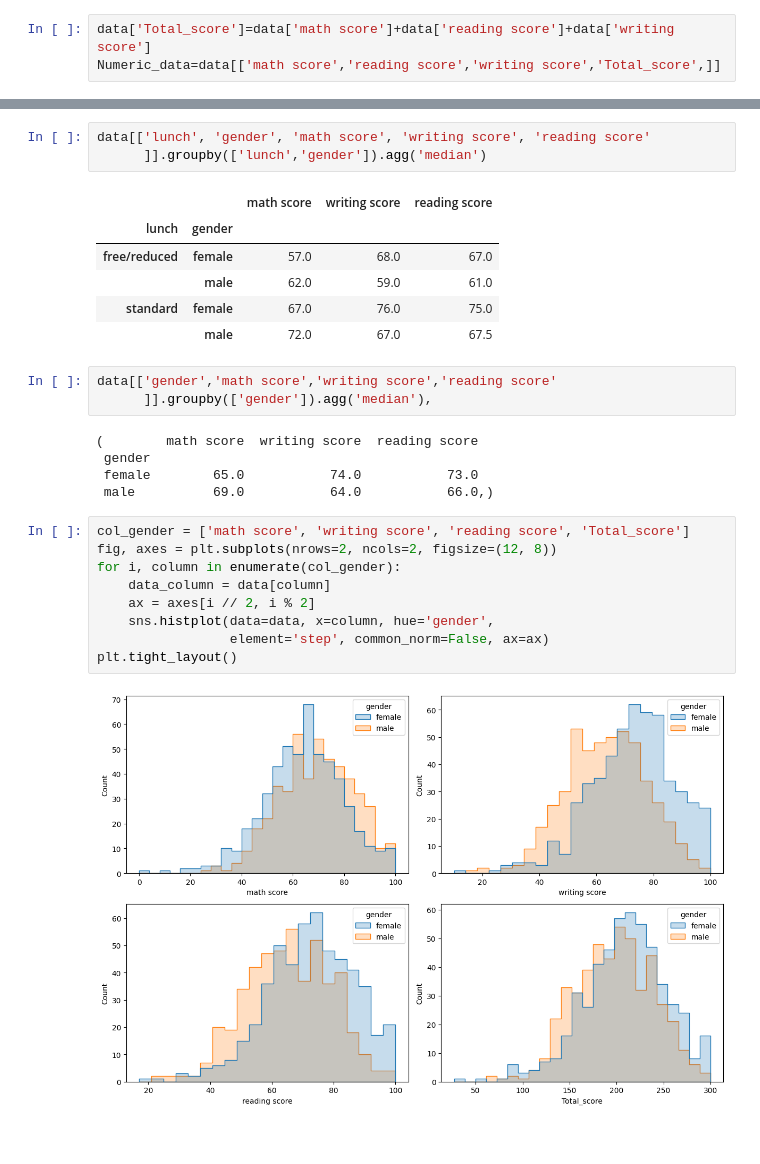
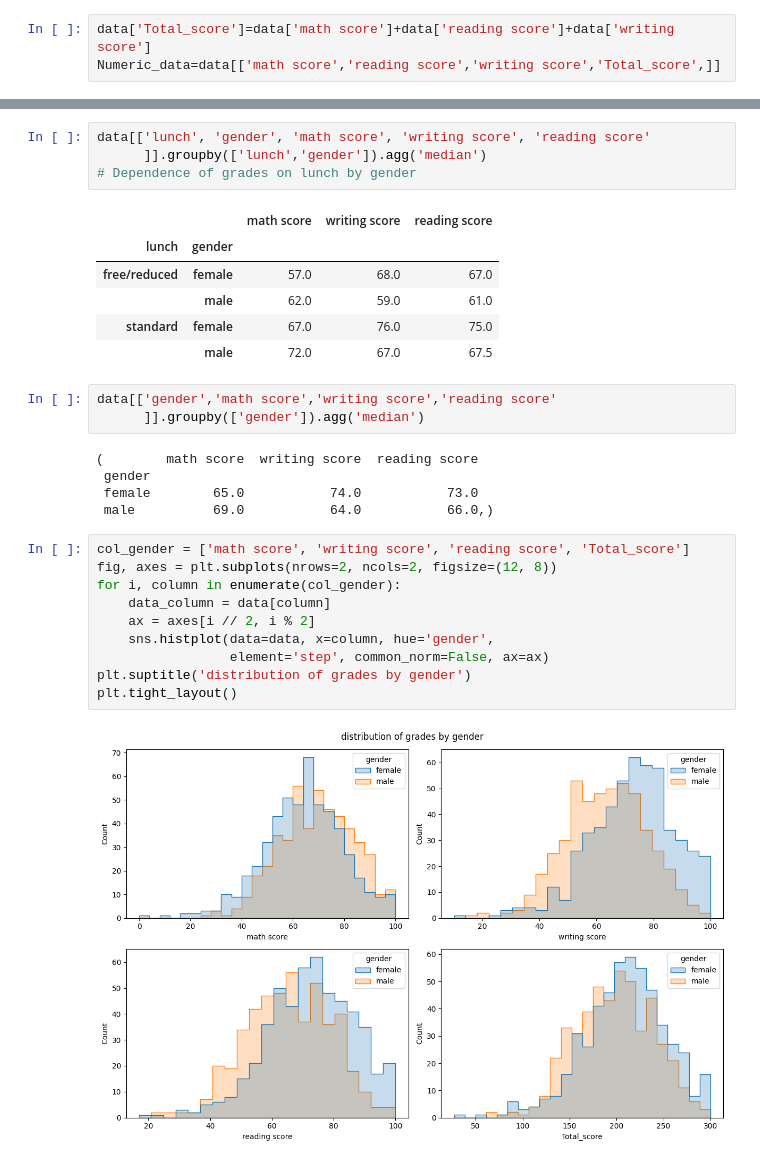
Before and after one commit to LoginovAM-ds/Data_analysis, a Jupyter notebook: Studying performance/visualization.ipynb, the cells around one changed output, grey strips where cells are left out. Cells and saved outputs as stored; diff of their text form.

```diff
--- a/Studying performance/visualization.ipynb
+++ b/Studying performance/visualization.ipynb
@@ -89,32 +92,34 @@ data[['parental level of education', 'gender', 'math score', 'writing score', 'r
 |  | male | 69.0 | 62.5 | 63.5 |
 | some high school | female | 63.0 | 72.0 | 71.0 |
 |  | male | 68.0 | 61.5 | 66.0 |
+# %%
+data[['lunch', 'gender', 'math score', 'writing score', 'reading score'
+      ]].groupby(['lunch','gender']).agg('median')
+# Dependence of grades on lunch by gender
+# %% [output]
+|  |  | math score | writing score | reading score |
+| lunch | gender |  |  |  |
+| free/reduced | female | 57.0 | 68.0 | 67.0 |
+|  | male | 62.0 | 59.0 | 61.0 |
+| standard | female | 67.0 | 76.0 | 75.0 |
+|  | male | 72.0 | 67.0 | 67.5 |
 # %%
-data[['lunch', 'gender', 'math score', 'writing score', 'reading score'
-      ]].groupby(['lunch','gender']).agg('median')
+data[['gender','math score','writing score','reading score'
+      ]].groupby(['gender']).agg('median')
 # %% [output]
-|  |  | math score | writing score | reading score |
-| lunch | gender |  |  |  |
-| free/reduced | female | 57.0 | 68.0 | 67.0 |
-|  | male | 62.0 | 59.0 | 61.0 |
-| standard | female | 67.0 | 76.0 | 75.0 |
-|  | male | 72.0 | 67.0 | 67.5 |
+(        math score  writing score  reading score
+ gender
+ female        65.0           74.0           73.0
+ male          69.0           64.0           66.0,)
-# %%
-data[['gender','math score','writing score','reading score'
-      ]].groupby(['gender']).agg('median'),
-# %% [output]
-(        math score  writing score  reading score
- gender
- female        65.0           74.0           73.0
- male          69.0           64.0           66.0,)
 # %%
 col_gender = ['math score', 'writing score', 'reading score', 'Total_score']
 fig, axes = plt.subplots(nrows=2, ncols=2, figsize=(12, 8))
 for i, column in enumerate(col_gender):
     data_column = data[column]
     ax = axes[i // 2, i % 2]
     sns.histplot(data=data, x=column, hue='gender',
                  element='step', common_norm=False, ax=ax)
+plt.suptitle('distribution of grades by gender')
 plt.tight_layout()
 # %% [output]
-[figure, old version]
+[figure, new version]
```
Also changed, not shown: parts of 5 cells of this notebook.
